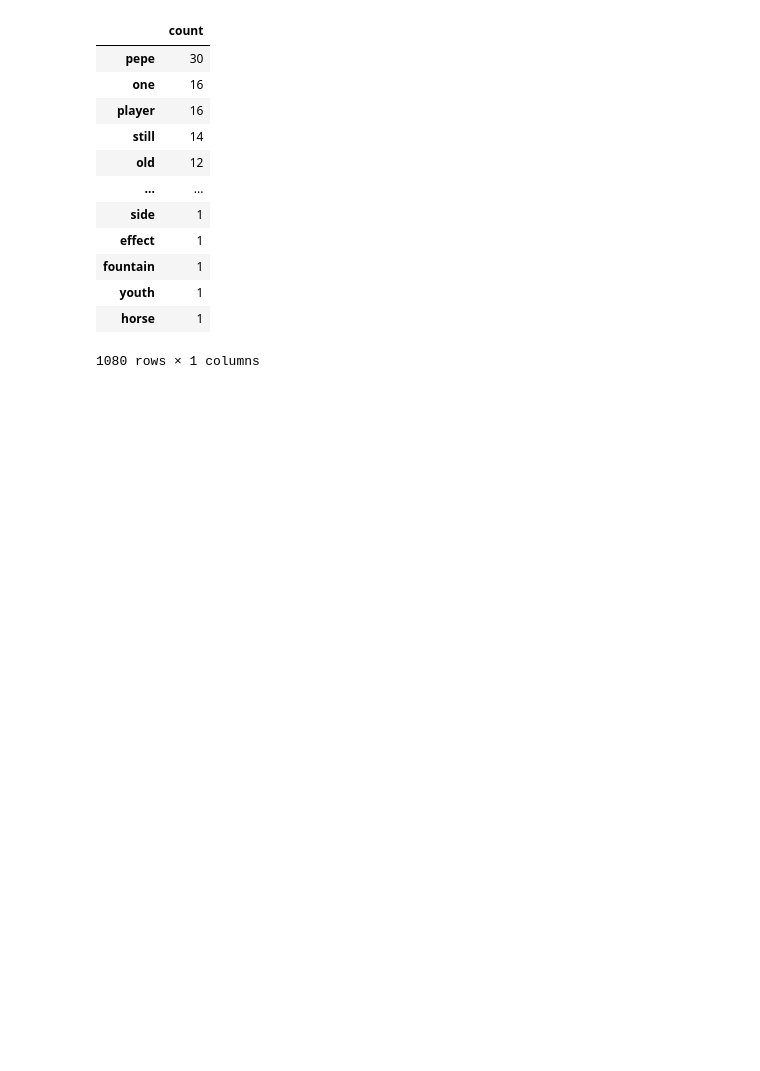
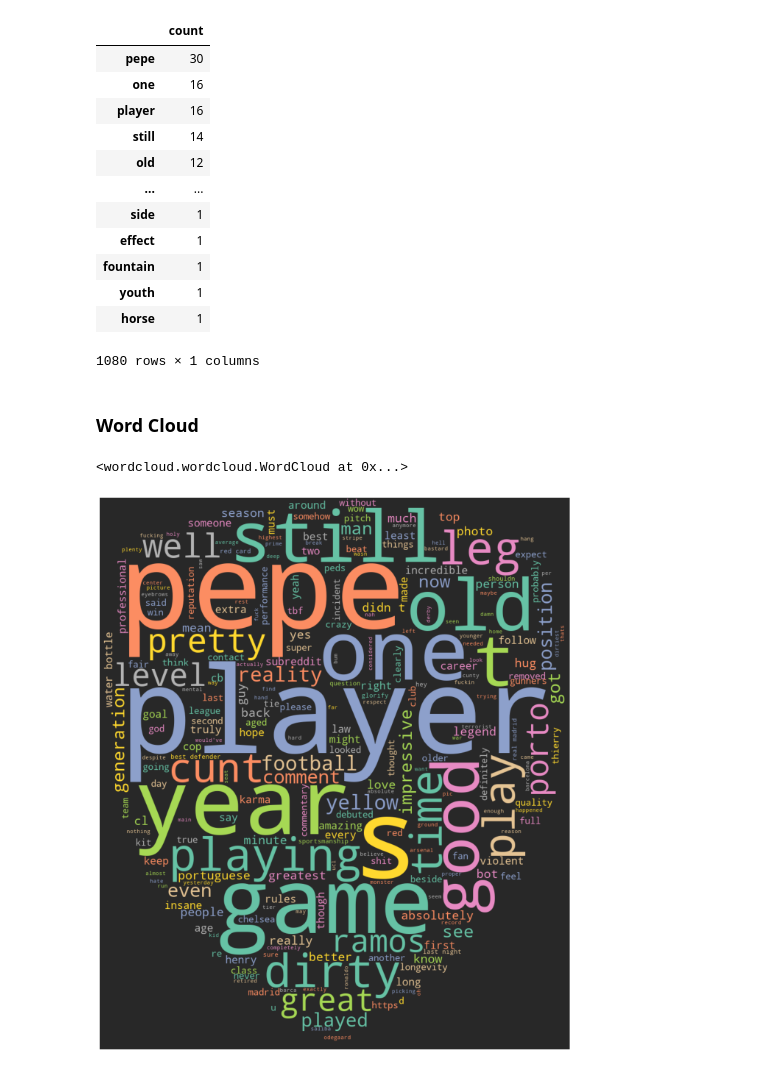
Before and after one commit to huimarco/reddit-comments, a Jupyter notebook: testing.ipynb, the cells around one changed output. Cells and saved outputs as stored; diff of their text form; code cells hidden in the pictures; blank space fills up the shorter version.

```diff
--- a/testing.ipynb
+++ b/testing.ipynb
@@ -114,3 +113,39 @@ word_counts_df
 | youth | 1 |
 | horse | 1 |
 1080 rows × 1 columns
+# %% [markdown]
+### Word Cloud
+# %%
+# Add additional words to ignore
+stop_words.add('u')
+stop_words.add('s')
+stop_words.add('game')
+stop_words.add('team')
+stop_words.add('us')
+# %%
+# Set word cloud silhouette
+mask = np.array(Image.open(r'images\arsenal_badge.png'))
+
+# Put all comments into string
+word_string = ' '.join(df['content']).lower()
+
+# Define wordcloud object properties
+wc = WordCloud(background_color='#282828',
+               stopwords=stop_words,
+               max_words=250,max_font_size=250,
+               width=3000,height=3000,
+               mask=mask,
+               random_state=7)
+
+# Generate wordcloud object
+wc.generate(word_string)
+# %% [output]
+<wordcloud.wordcloud.WordCloud at 0x...>
+# %%
+# display wordcloud object
+plt.figure(figsize=(15,15))
+plt.imshow(wc.recolor(colormap='Set2',random_state=7),interpolation='bilinear')
+plt.axis('off')
+plt.tight_layout(pad=0)
+# %% [output]
+[figure, added]
```
Also changed, not shown: parts of 1 cell of this notebook.
